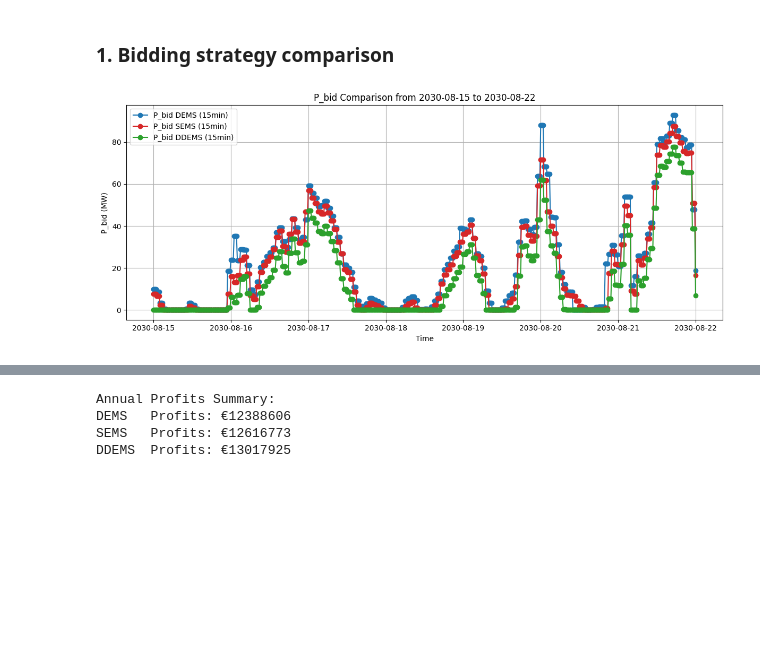
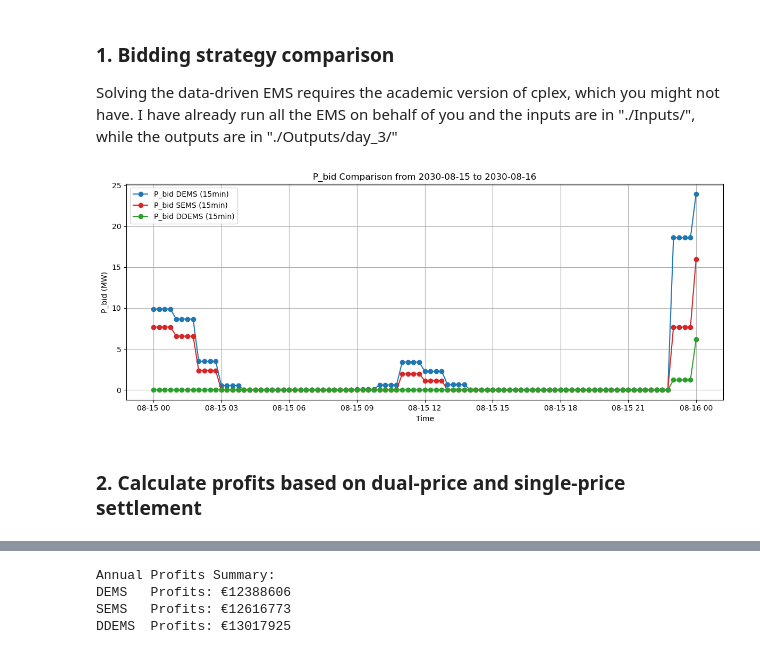
Before and after one commit to Rujie-Zhu/HPP_EMS_Assignment, a Jupyter notebook: HPP_EMS_assignment_2.ipynb, the cells around one changed output, grey strips where cells are left out. Cells and saved outputs as stored; diff of their text form; code cells hidden in the pictures; blank space fills up the shorter version.

```diff
--- a/HPP_EMS_assignment_2.ipynb
+++ b/HPP_EMS_assignment_2.ipynb
@@ -23,6 +26,8 @@ drive.mount('/content/drive')
 os.chdir("/content/drive/MyDrive/HPP_EMS_Assignment")
 # %% [markdown]
 ### 1. Bidding strategy comparison
+
+Solving the data-driven EMS requires the academic version of cplex, which you might not have. I have already run all the EMS on behalf of you and the inputs are in "./Inputs/", while the outputs are in "./Outputs/day_3/"
 # %%
 
 start_date_plot = datetime(2030,1,7)
@@ -31,49 +36,51 @@ date_range_15min = pd.date_range(start_date_plot,end_date_plot,freq='15min')
 date_range_1h = pd.date_range(start_date_plot,end_date_plot,freq='1h')
 
 # DEMS
-output_DEMS_schedule_ts_filename = './DEMS/schedule.csv'
+output_DEMS_schedule_ts_filename = './Outputs/day_3/DEMS/schedule.csv'
 DEMS_schedule = pd.read_csv(output_DEMS_schedule_ts_filename).iloc[:-96,:]
 DEMS_schedule.index = date_range_15min[:-1]
 P_bid_DEMS = DEMS_schedule['SM']
 
 # SEMS
-output_SEMS_schedule_ts_filename = './SEMS/schedule.csv'
+output_SEMS_schedule_ts_filename = './Outputs/day_3/SEMS/schedule.csv'
 SEMS_schedule = pd.read_csv(output_SEMS_schedule_ts_filename)
 SEMS_schedule.index = date_range_15min[:-1]
 P_bid_SEMS = SEMS_schedule['SM']
 
 
 # DDEMS
-output_DDEMS_schedule_ts_filename = './DDEMS/schedule.csv'
+output_DDEMS_schedule_ts_filename = './Outputs/day_3/DDEMS/schedule.csv'
 DDEMS_schedule = pd.read_csv(output_DDEMS_schedule_ts_filename)
 DDEMS_schedule.index = date_range_15min[:-1]
 P_bid_DDEMS = DDEMS_schedule['SM']
 # %%
 start_date = '2030-08-15'
-end_date = '2030-08-22'
+end_date = '2030-08-16'
 
 
 date_range_15min_mask = (P_bid_DEMS.index >= start_date) & (P_bid_DEMS.index <= end_date)
 
 
 
 
 P_bid_DEMS_day = P_bid_DEMS[date_range_15min_mask]
 P_bid_SEMS_day = P_bid_SEMS[date_range_15min_mask]
 P_bid_DDEMS_day = P_bid_DDEMS[date_range_15min_mask]
 
 plt.figure(figsize=(12, 5))
 
 plt.plot(P_bid_DEMS_day, label='P_bid DEMS (15min)', color='tab:blue', marker='o')
 plt.plot(P_bid_SEMS_day, label='P_bid SEMS (15min)', color='tab:red', marker='o')
 plt.plot(P_bid_DDEMS_day, label='P_bid DDEMS (15min)', color='tab:green', marker='o')
 
 plt.title(f'P_bid Comparison from {start_date} to {end_date}')
 plt.xlabel('Time')
 plt.ylabel('P_bid (MW)')
 plt.legend()
 plt.grid(True)
 plt.tight_layout()
 plt.show()
 # %% [output]
-[figure, old version]
+[figure, new version]
+# %% [markdown]
+### 2. Calculate profits based on dual-price and single-price settlement
```
Also changed, not shown: parts of 3 cells of this notebook, 41 other files.
